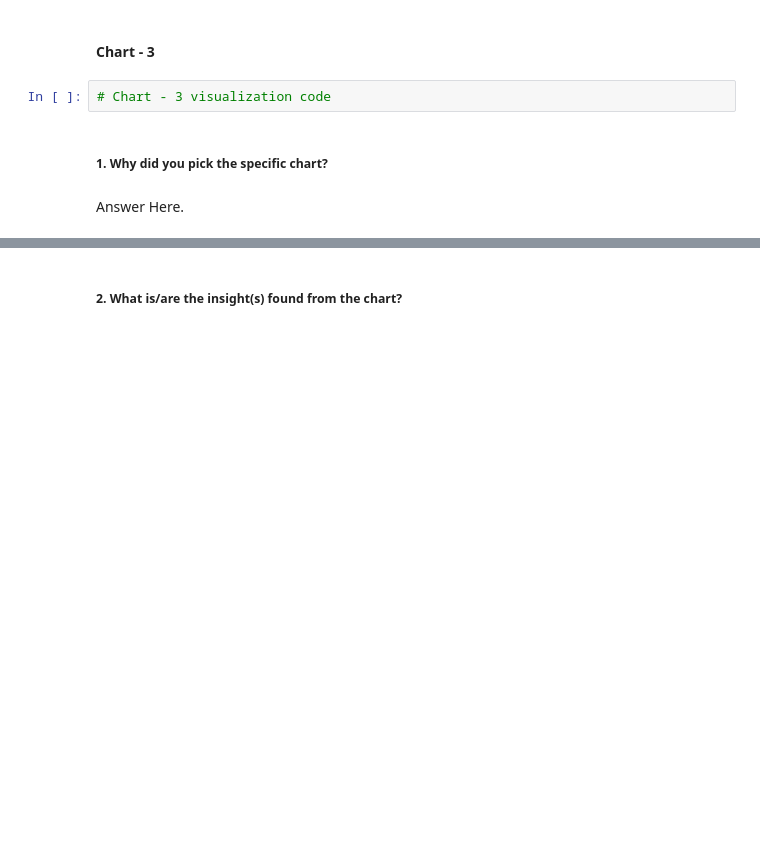
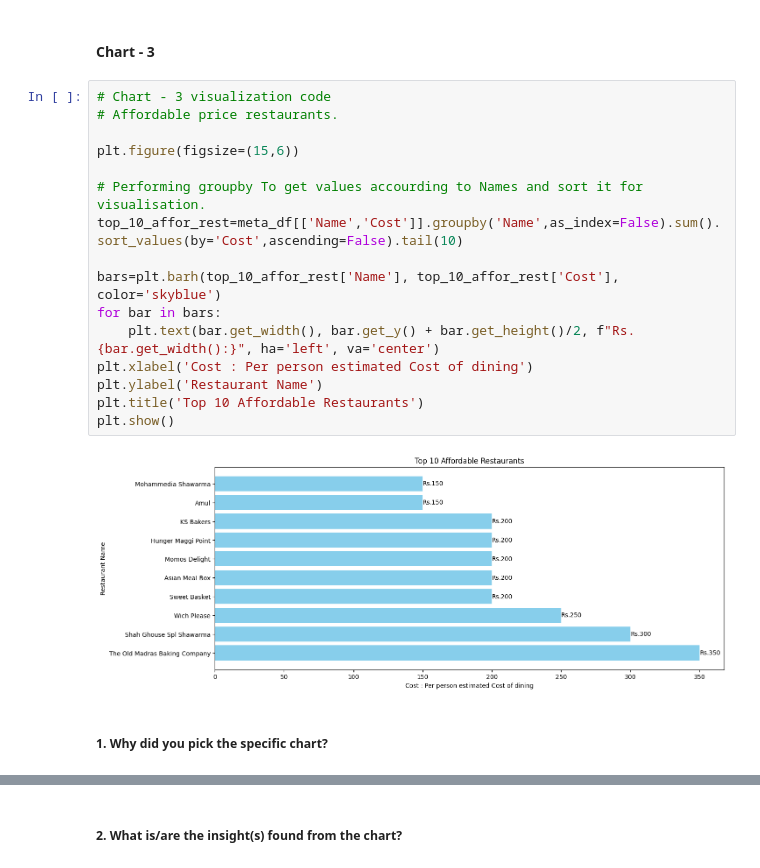
Before and after one commit to dipakpatil2001/Zomato-Restaurant-Clustering-And-Sentiment-Analysis-Unsupervised-ML, a Jupyter notebook: Zomato_Restaurant_Clustering_And_Sentiment_Analysis.ipynb, the cells around one changed output, grey strips where cells are left out. Cells and saved outputs as stored; diff of their text form; blank space fills up the shorter version.

```diff
--- a/Zomato_Restaurant_Clustering_And_Sentiment_Analysis.ipynb
+++ b/Zomato_Restaurant_Clustering_And_Sentiment_Analysis.ipynb
@@ -644,8 +718,22 @@ Answer Here
 # %% [markdown]
 #### Chart - 3
-# %%
-# Chart - 3 visualization code
+# %%
+# Chart - 3 visualization code
+# Affordable price restaurants.
+
+plt.figure(figsize=(15,6))
+
+# Performing groupby To get values accourding to Names and sort it for visualisation.
+top_10_affor_rest=meta_df[['Name','Cost']].groupby('Name',as_index=False).sum().sort_values(by='Cost',ascending=False).tail(10)
+
+bars=plt.barh(top_10_affor_rest['Name'], top_10_affor_rest['Cost'], color='skyblue')
+for bar in bars:
+    plt.text(bar.get_width(), bar.get_y() + bar.get_height()/2, f"Rs.{bar.get_width():}", ha='left', va='center')
+plt.xlabel('Cost : Per person estimated Cost of dining')
+plt.ylabel('Restaurant Name')
+plt.title('Top 10 Affordable Restaurants')
+plt.show()
+# %% [output]
+[figure, added]
 # %% [markdown]
 ##### 1. Why did you pick the specific chart?
-# %% [markdown]
-Answer Here.
```
Also changed, not shown: parts of 21 cells of this notebook.
